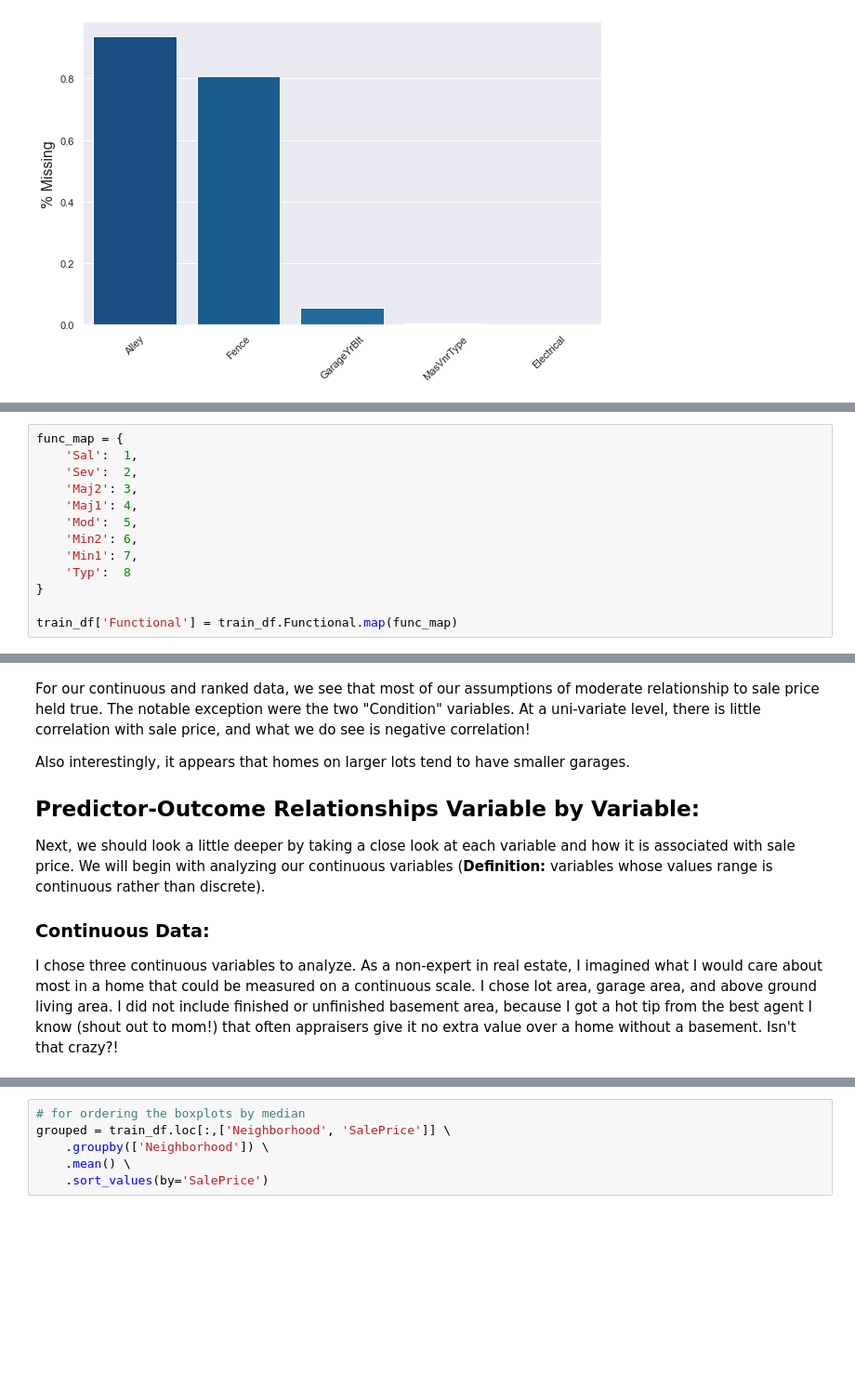
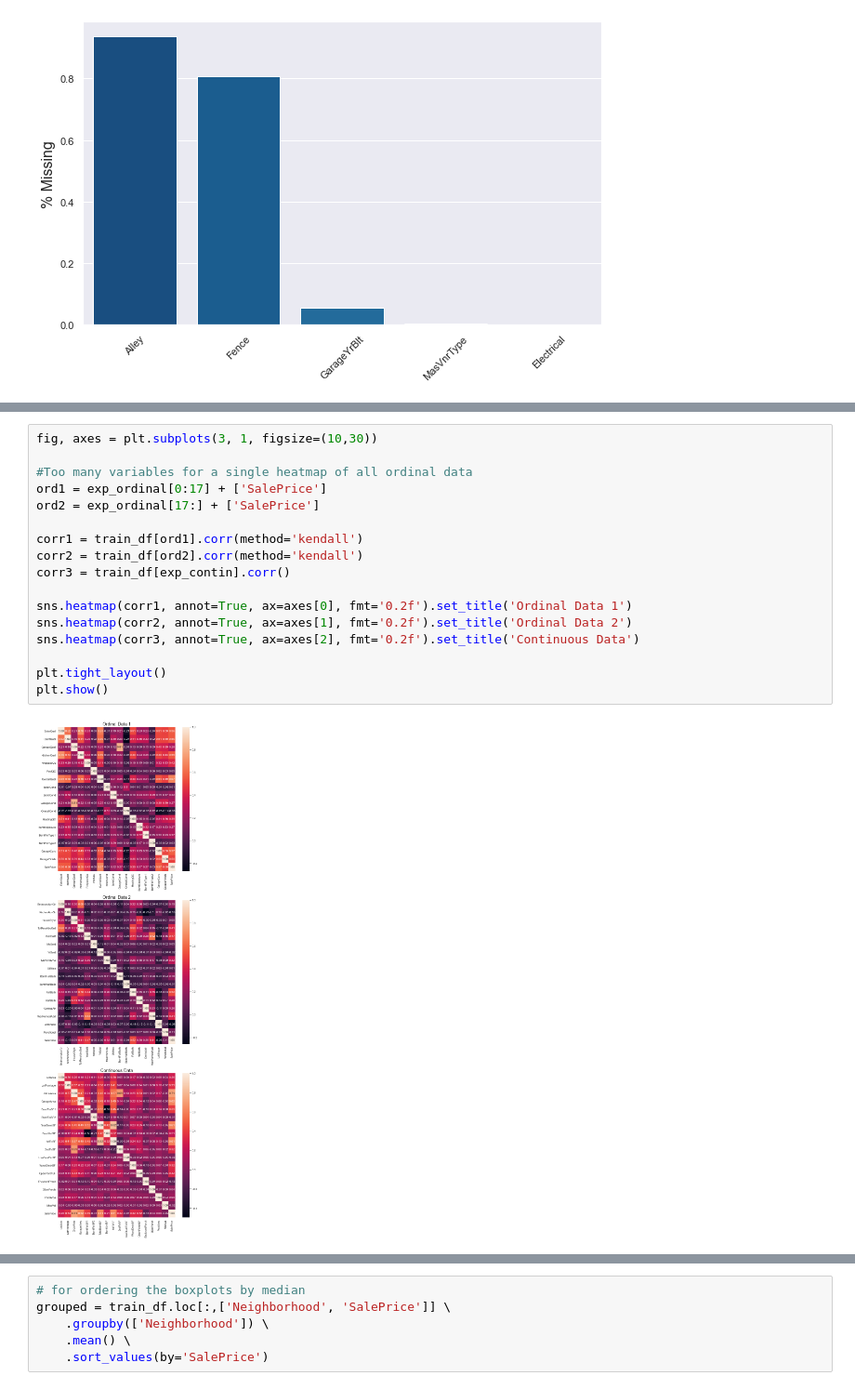
Before and after one commit to wcneill/kaggle, a Jupyter notebook: house prices/sales.ipynb, the cells around one changed output, grey strips where cells are left out. Shown at 93% size. Saved outputs shown, nothing was run; the diff lists cells and outputs as text; blank space fills up the shorter version.

```diff
--- a/house prices/sales.ipynb
+++ b/house prices/sales.ipynb
@@ -275,13 +390,0 @@ The __Functional__ variable, which outlines major deductions or damage might be
-# %%
-func_map = {
-    'Sal':  1,
-    'Sev':  2,
-    'Maj2': 3,
-    'Maj1': 4,
-    'Mod':  5,
-    'Min2': 6,
-    'Min1': 7,
-    'Typ':  8
-}
-
-train_df['Functional'] = train_df.Functional.map(func_map)
@@ -303,12 +487,19 @@ rot = [ax.set_yticklabels(ax.get_yticklabels(), rotation=0) for ax in axes]
-# %% [markdown]
-For our continuous and ranked data, we see that most of our assumptions of moderate relationship to sale price held true. The notable exception were the two "Condition" variables. At a uni-variate level, there is little correlation with sale price, and what we do see is negative correlation!
-
-Also interestingly, it appears that homes on larger lots tend to have smaller garages.
-
-## Predictor-Outcome Relationships Variable by Variable:
-
-Next, we should look a little deeper by taking a close look at each variable and how it is associated with sale price. We will begin with analyzing our continuous variables (__Definition:__ variables whose values range is continuous rather than discrete).
-
-### Continuous Data:
-
-I chose three continuous variables to analyze. As a non-expert in real estate, I imagined what I would care about most in a home that could be measured on a continuous scale. I chose lot area, garage area, and above ground living area. I did not include finished or unfinished basement area, because I got a hot tip from the best agent I know (shout out to mom!) that often appraisers give it no extra value over a home without a basement. Isn't that crazy?!
+# %%
+fig, axes = plt.subplots(3, 1, figsize=(10,30))
+
+#Too many variables for a single heatmap of all ordinal data
+ord1 = exp_ordinal[0:17] + ['SalePrice']
+ord2 = exp_ordinal[17:] + ['SalePrice']
+
+corr1 = train_df[ord1].corr(method='kendall')
+corr2 = train_df[ord2].corr(method='kendall')
+corr3 = train_df[exp_contin].corr()
+
+sns.heatmap(corr1, annot=True, ax=axes[0], fmt='0.2f').set_title('Ordinal Data 1')
+sns.heatmap(corr2, annot=True, ax=axes[1], fmt='0.2f').set_title('Ordinal Data 2')
+sns.heatmap(corr3, annot=True, ax=axes[2], fmt='0.2f').set_title('Continuous Data')
+
+plt.tight_layout()
+plt.show()
+# %% [output]
+[figure, added]
```
Also changed, not shown: parts of 50 cells of this notebook, 1 other file.
